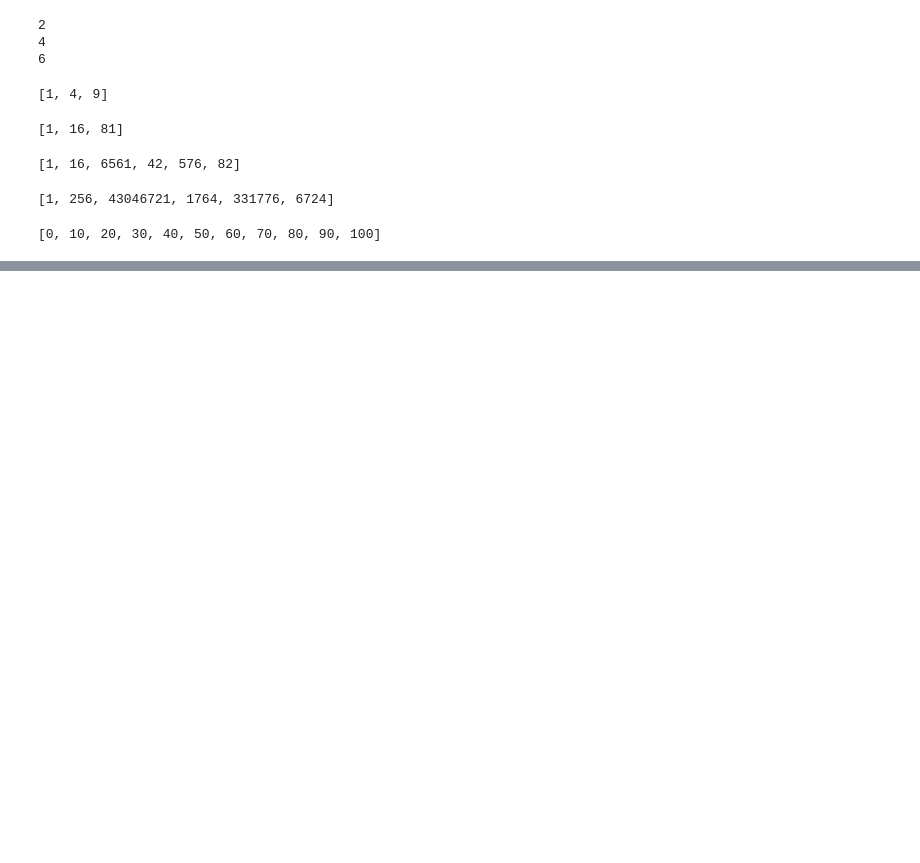
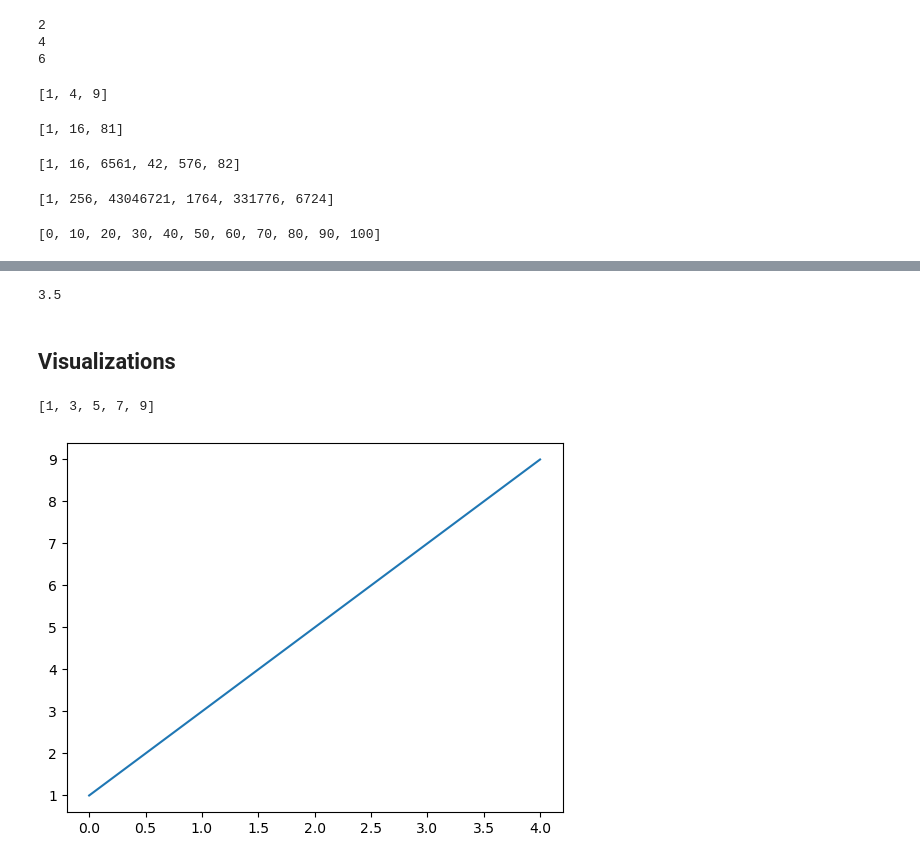
Before and after one commit to alchemistbg/udemy-the-complete-pandas-bootcamp, a Jupyter notebook: Section-30/Python_Basics.ipynb, the cells around one changed output, grey strips where cells are left out. Drawn from its saved outputs; the diff is of its cells as text; code cells hidden in the pictures; blank space fills up the shorter version.

```diff
--- a/Section-30/Python_Basics.ipynb
+++ b/Section-30/Python_Basics.ipynb
@@ -888,0 +1124,6 @@ result
+# %%
+median([1, 2, 3, 4, 5, 6])
+# %% [output]
+3.5
+# %% [markdown]
+## **Visualizations**
@@ -888,0 +1133,11 @@ result
+# %%
+list45 = [1, 3, 5, 7, 9]
+# %%
+list45
+# %% [output]
+[1, 3, 5, 7, 9]
+# %%
+plt.plot(list45)
+plt.show()
+# %% [output]
+[figure, added]
```
Also changed, not shown: parts of 72 cells of this notebook.
